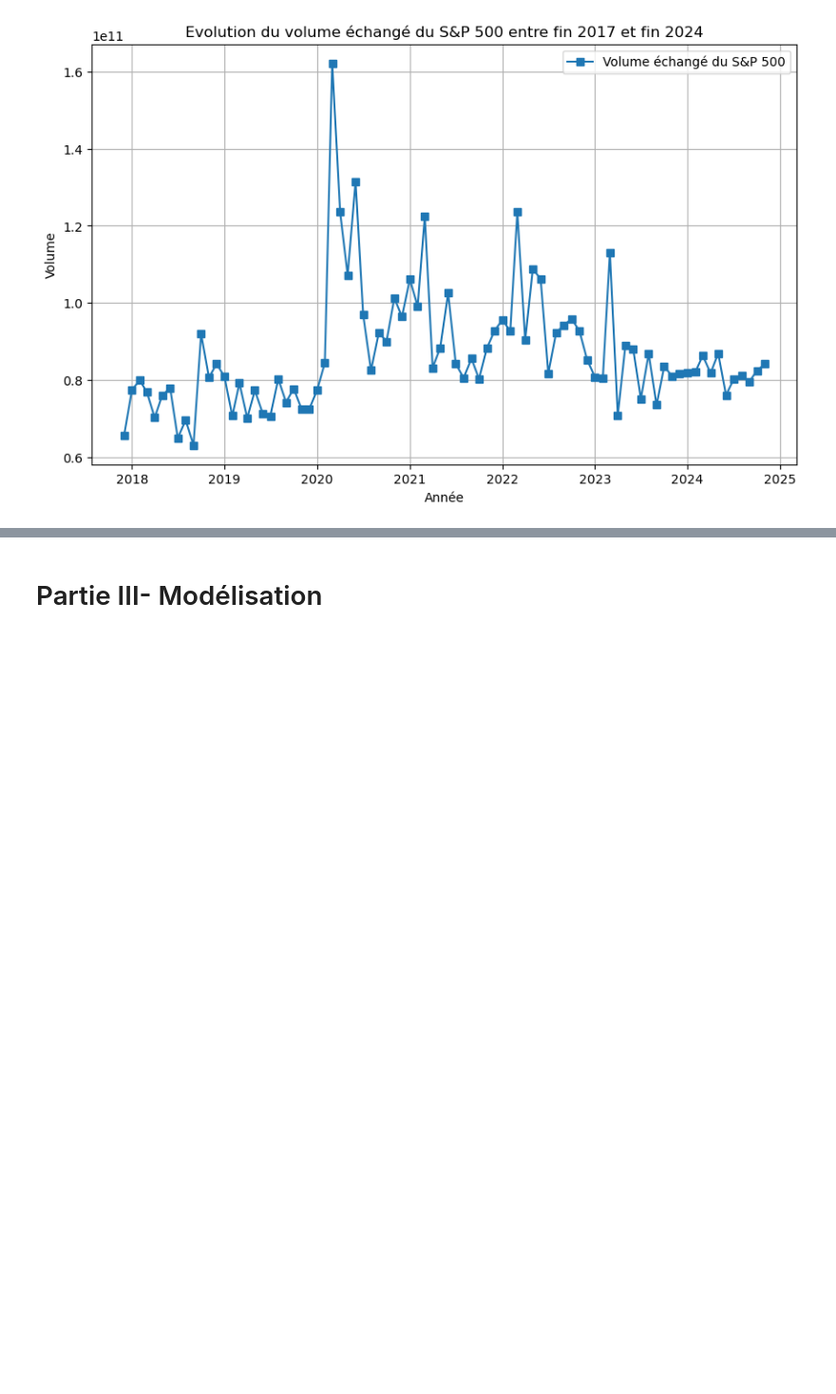
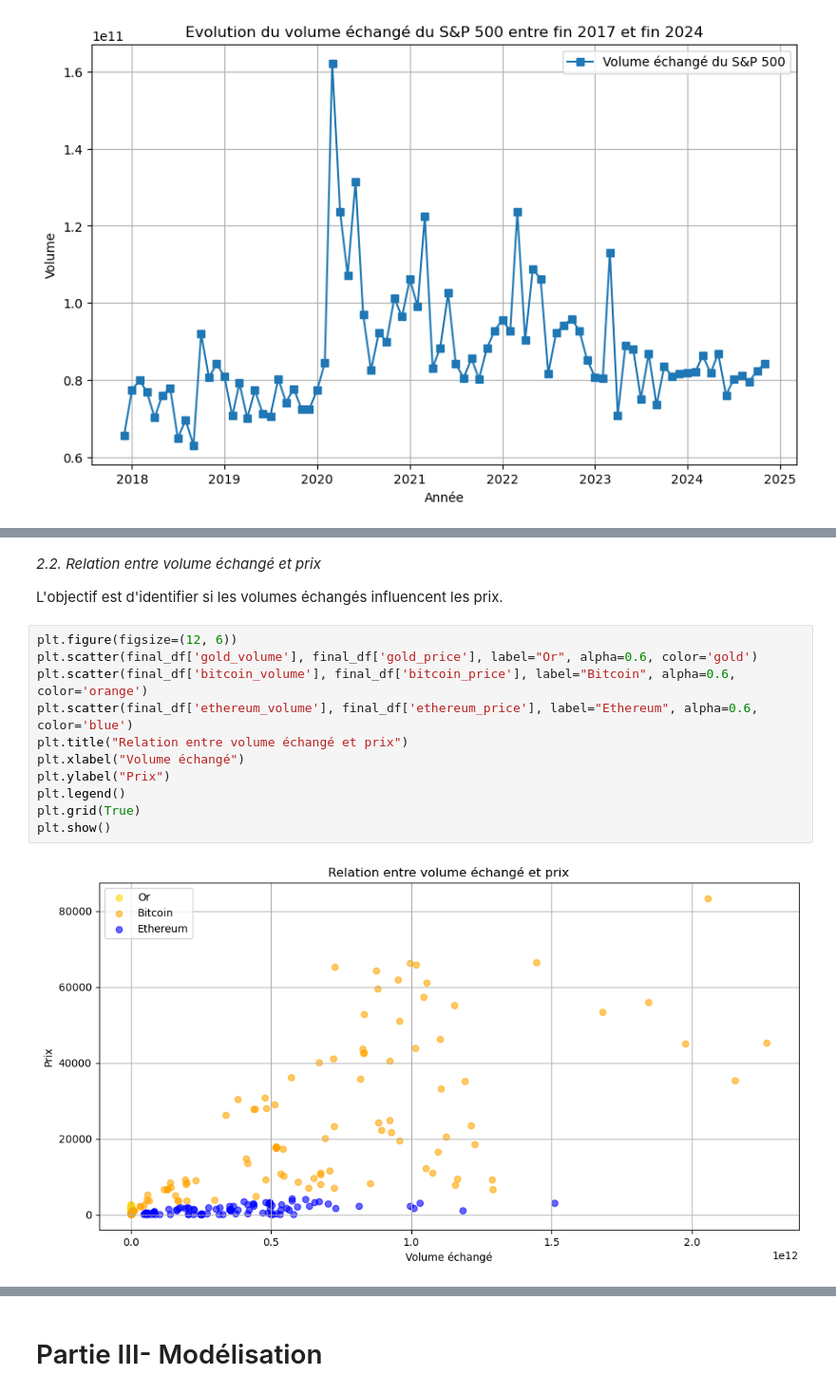
Before and after one commit to hafsaelibrahimi/projet_gold_refuge, a Jupyter notebook: dataset.ipynb, the cells around one changed output, grey strips where cells are left out. Shown: that part at 95% size. Saved outputs shown, nothing was run; the diff lists cells and outputs as text; blank space fills up the shorter version.

```diff
--- a/dataset.ipynb
+++ b/dataset.ipynb
@@ -575,0 +557,17 @@ plt.show()
+# %% [markdown]
+*2.2. Relation entre volume échangé et prix*
+
+L'objectif est d'identifier si les volumes échangés influencent les prix.
+# %%
+plt.figure(figsize=(12, 6))
+plt.scatter(final_df['gold_volume'], final_df['gold_price'], label="Or", alpha=0.6, color='gold')
+plt.scatter(final_df['bitcoin_volume'], final_df['bitcoin_price'], label="Bitcoin", alpha=0.6, color='orange')
+plt.scatter(final_df['ethereum_volume'], final_df['ethereum_price'], label="Ethereum", alpha=0.6, color='blue')
+plt.title("Relation entre volume échangé et prix")
+plt.xlabel("Volume échangé")
+plt.ylabel("Prix")
+plt.legend()
+plt.grid(True)
+plt.show()
+# %% [output]
+[figure, added]
```
Also changed, not shown: parts of 31 cells of this notebook.
